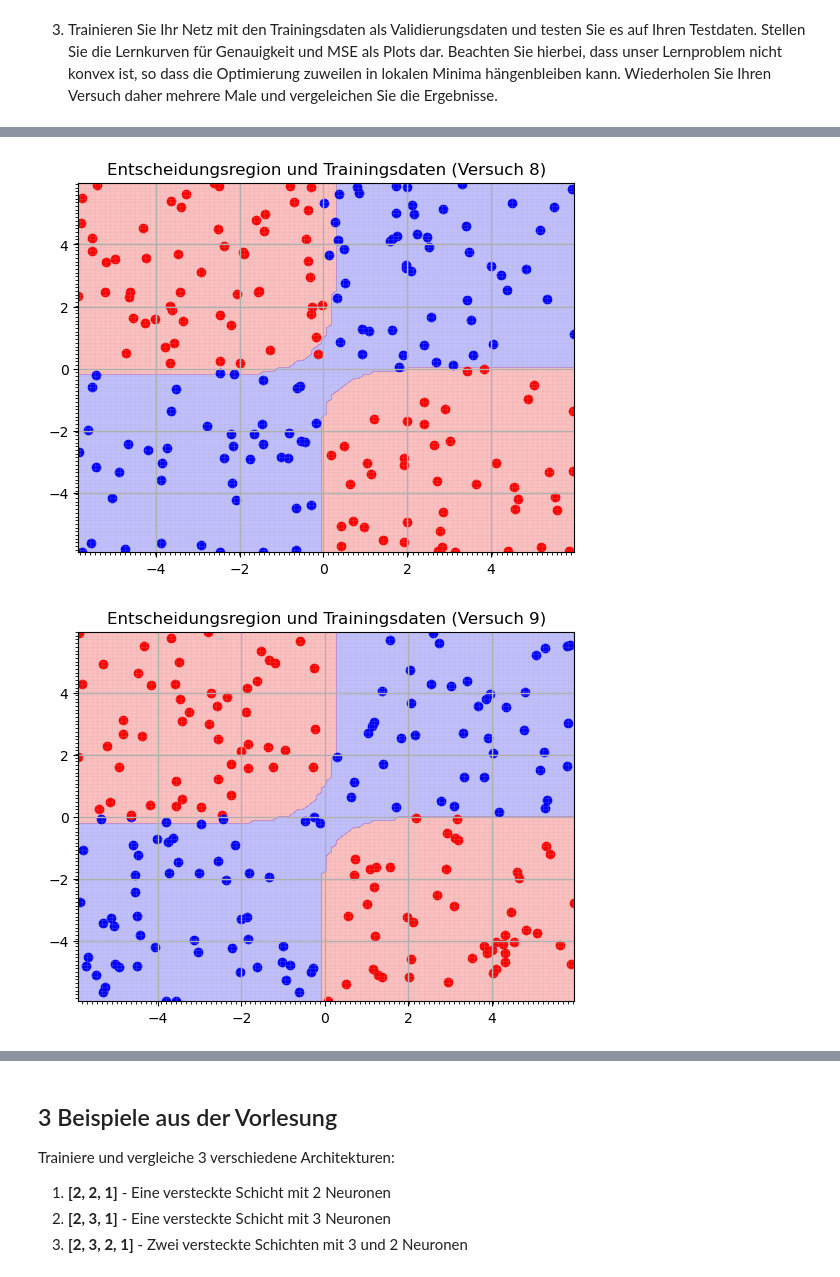
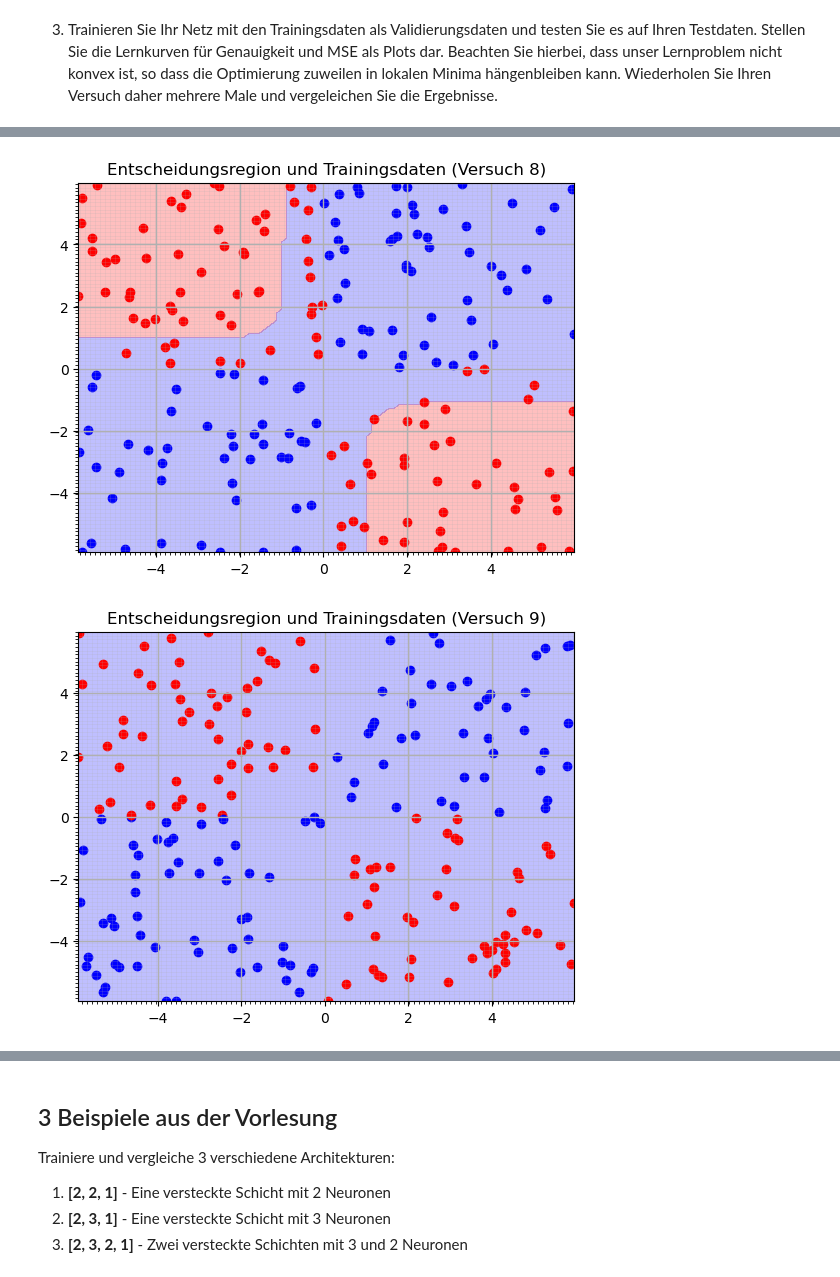
Before and after one commit to PhilNeu13/msi-dl, a Jupyter notebook: Exercise-1/03-mlp-tanh.ipynb, the cells around one changed output, grey strips where cells are left out. Saved outputs shown, nothing was run; the diff lists cells and outputs as text; code cells hidden in the pictures.

```diff
--- a/Exercise-1/03-mlp-tanh.ipynb
+++ b/Exercise-1/03-mlp-tanh.ipynb
@@ -201,6 +201,9 @@ def SGD(x0, y0, epochs, mini_batch_size, eta, x2, y2):
 # %%
 repeat_experiment = 10
 all_trains = np.zeros(repeat_experiment, dtype=tuple)
+all_weights = []  # Store weights for each experiment
+all_biases = []   # Store biases for each experiment
+
 for i in range(repeat_experiment):
     # ----------------- Prepare random seeded data ------------------
     # Generate training data
@@ -227,8 +230,17 @@ for i in range(repeat_experiment):
     x2 = x1
     y2 = y1
 
+    # ----------------- Initialize weights for this experiment ------------------
+    sizes = [2, 2, 2, 1]
+    weights = [np.random.randn(y, x) for x, y in zip(sizes[:-1], sizes[1:])]
+    biases = [np.random.randn(y, 1) for y in sizes[1:]]
+
     # ----------------- Train MLP ------------------
     acc_val, mse = SGD(x0, y0, epochs, mbs, lr, x2, y2)
+
+    # ----------------- Save weights after training ------------------
+    all_weights.append([w.copy() for w in weights])
+    all_biases.append([b.copy() for b in biases])
 
     # ----------------- Plot learning curves ------------------
     x_plt = np.arange(0, epochs)
@@ -271,6 +283,10 @@ for k, (X_train, y_train) in enumerate(all_trains):
     max_x2 = np.max(X_train[:,1])
 
     fig, ax = plt.subplots()
+
+    # --- Use weights from this specific experiment ---
+    weights = all_weights[k]
+    biases = all_biases[k]
 
     # --- Entscheidungsregion -----------------
 
@@ -332,2 +348,2 @@ for k, (X_train, y_train) in enumerate(all_trains):
-[figure, old version]
+[figure, new version]
-[figure, old version]
+[figure, new version]
```
Also changed, not shown: parts of 2 cells of this notebook, 2 other files.
